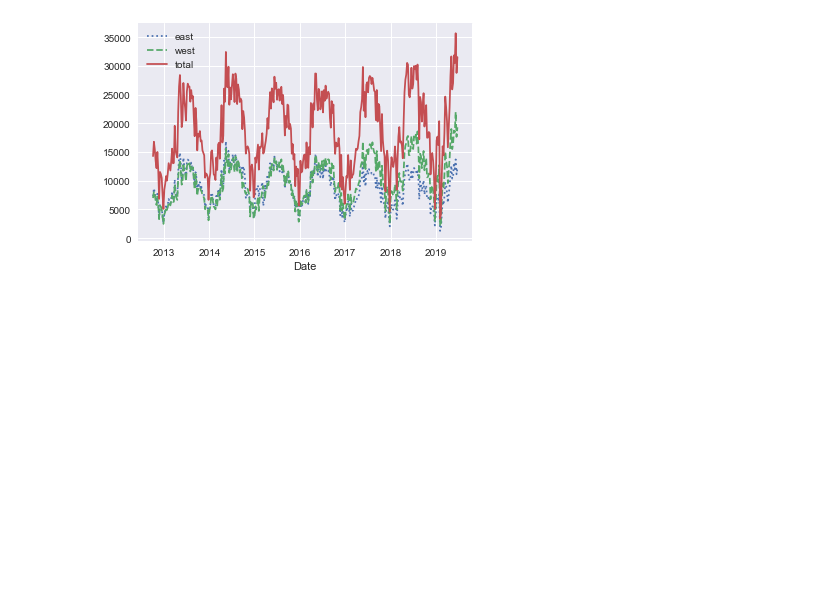
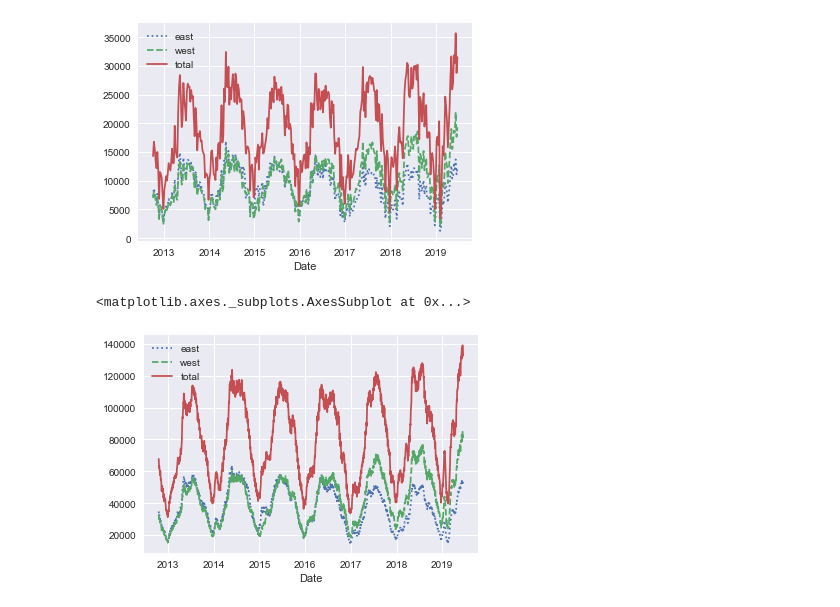
Before and after one commit to SpIIIII/jupyter-repo, a Jupyter notebook: Python Data Science Cookbook/Main.ipynb, the cells around one changed output. Saved outputs shown, nothing was run; the diff lists cells and outputs as text; code cells hidden in the pictures; blank space fills up the shorter version.

Commit message:
daily

```diff
--- a/Python Data Science Cookbook/Main.ipynb
+++ b/Python Data Science Cookbook/Main.ipynb
@@ -47,4 +49,8 @@ weekly.plot(style=[':','--','-'])
 <matplotlib.axes._subplots.AxesSubplot at 0x...>
 [figure]
 # %%
-daily = data.resample('D')
+daily = data.resample('D').sum()
+daily.rolling(30, center= True).sum().plot(style =[':','--','-'])
+# %% [output]
+<matplotlib.axes._subplots.AxesSubplot at 0x...>
+[figure, added]
```
Also changed, not shown: parts of 7 cells of this notebook, 2 other files.
